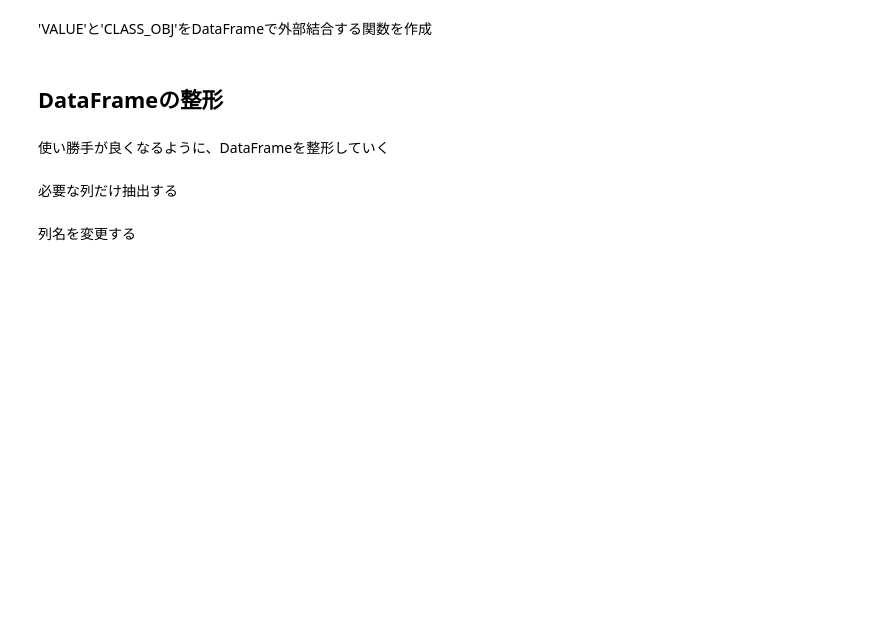
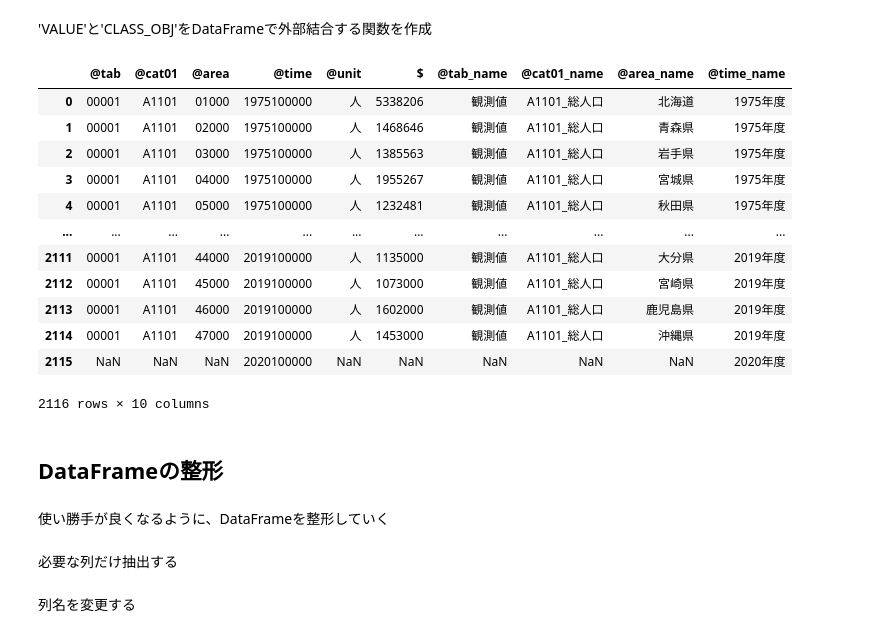
Before and after one commit to dicechick373/dicechick373, a Jupyter notebook: estat_APIのデータ分析.ipynb, the cells around one changed output. Saved outputs shown, nothing was run; the diff lists cells and outputs as text; code cells hidden in the pictures; blank space fills up the shorter version.

```diff
--- a/estat_APIのデータ分析.ipynb
+++ b/estat_APIのデータ分析.ipynb
@@ -194,33 +230,47 @@ df_categories = pd.json_normalize(categories)
 # %% [markdown]
 'VALUE'と'CLASS_OBJ'をDataFrameで外部結合する関数を作成
 # %%
-def get_estat_dataframe(response):
+def conv_estat_response_to_dataframe(response):
   # CLASS_INF
   CLASS_OBJ = res['GET_STATS_DATA']['STATISTICAL_DATA']['CLASS_INF']['CLASS_OBJ']
 
   # VALUE
   VALUE = res['GET_STATS_DATA']['STATISTICAL_DATA']['DATA_INF']['VALUE']
 
   df_value = pd.json_normalize(VALUE)
 
   for d in CLASS_OBJ :
     # キー名を取得 @time,@area,,,
     key_name = '@{}'.format(d['@id'])
 
     # DataFrameに変換 '@code','@name'だけ抽出
     df_class = pd.json_normalize(d['CLASS'])
     df_class = df_class.copy()[['@code','@name']]
 
     # @codeをキー名に変更 @nameをキー名＋'_name'に変更
     df_class = df_class.rename(columns={'@code':key_name,'@name': key_name+'_name'})
 
     # DataFrameを結合
     df_value = pd.merge(df_value, df_class, on=key_name, how='outer')
 
   return df_value
 
-df_org = get_estat_dataframe(res)
-print(df_org)
+df_org = conv_estat_response_to_dataframe(res)
+df_org
+# %% [output]
+|  | @tab | @cat01 | @area | @time | @unit | $ | @tab_name | @cat01_name | @area_name | @time_name |
+| 0 | 00001 | A1101 | 01000 | 1975100000 | 人 | 5338206 | 観測値 | A1101_総人口 | 北海道 | 1975年度 |
+| 1 | 00001 | A1101 | 02000 | 1975100000 | 人 | 1468646 | 観測値 | A1101_総人口 | 青森県 | 1975年度 |
+| 2 | 00001 | A1101 | 03000 | 1975100000 | 人 | 1385563 | 観測値 | A1101_総人口 | 岩手県 | 1975年度 |
+| 3 | 00001 | A1101 | 04000 | 1975100000 | 人 | 1955267 | 観測値 | A1101_総人口 | 宮城県 | 1975年度 |
+| 4 | 00001 | A1101 | 05000 | 1975100000 | 人 | 1232481 | 観測値 | A1101_総人口 | 秋田県 | 1975年度 |
+| ... | ... | ... | ... | ... | ... | ... | ... | ... | ... | ... |
+| 2111 | 00001 | A1101 | 44000 | 2019100000 | 人 | 1135000 | 観測値 | A1101_総人口 | 大分県 | 2019年度 |
+| 2112 | 00001 | A1101 | 45000 | 2019100000 | 人 | 1073000 | 観測値 | A1101_総人口 | 宮崎県 | 2019年度 |
+| 2113 | 00001 | A1101 | 46000 | 2019100000 | 人 | 1602000 | 観測値 | A1101_総人口 | 鹿児島県 | 2019年度 |
+| 2114 | 00001 | A1101 | 47000 | 2019100000 | 人 | 1453000 | 観測値 | A1101_総人口 | 沖縄県 | 2019年度 |
+| 2115 | NaN | NaN | NaN | 2020100000 | NaN | NaN | NaN | NaN | NaN | 2020年度 |
+2116 rows × 10 columns
 # %% [markdown]
 ## DataFrameの整形
 # %% [markdown]
```
Also changed, not shown: parts of 13 cells of this notebook.
